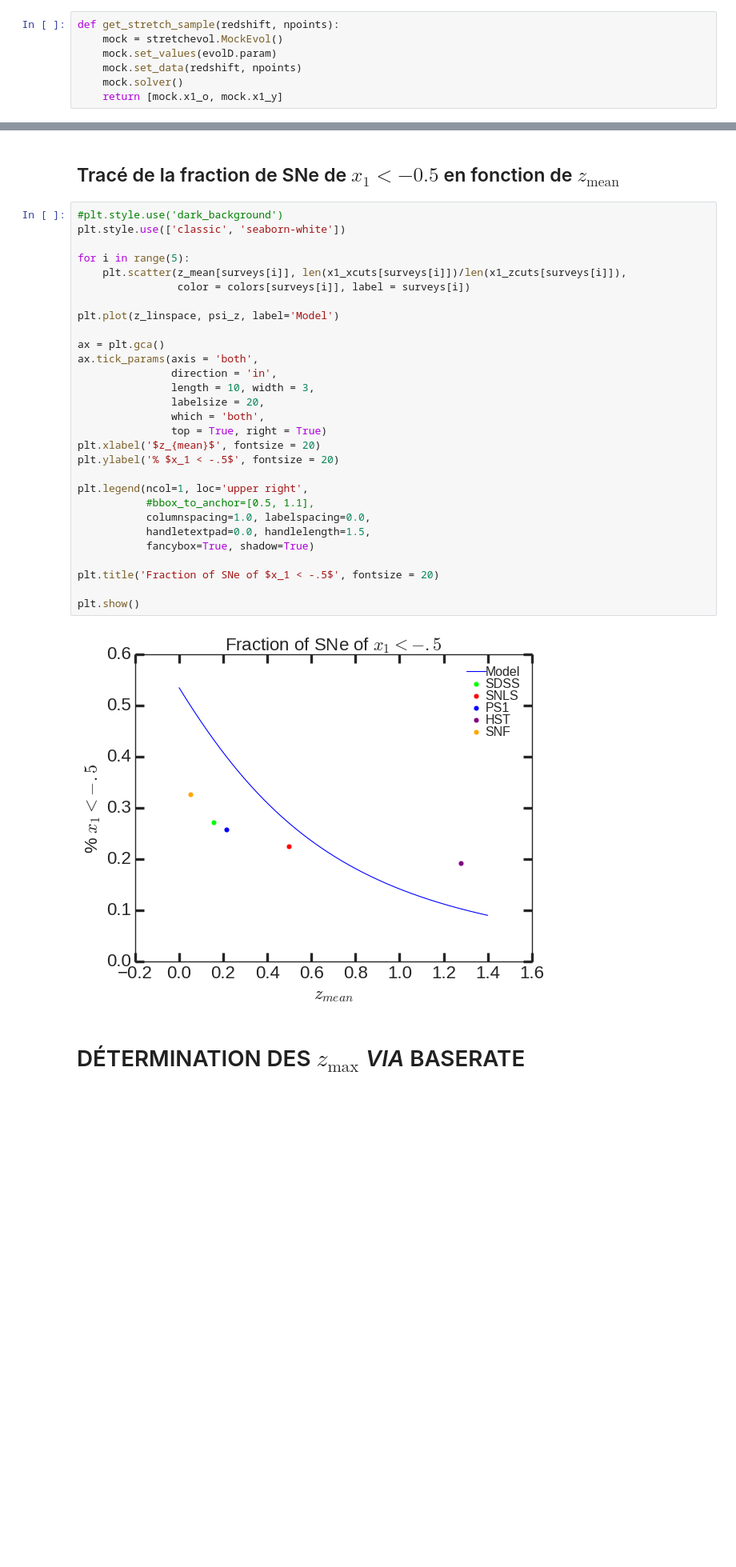
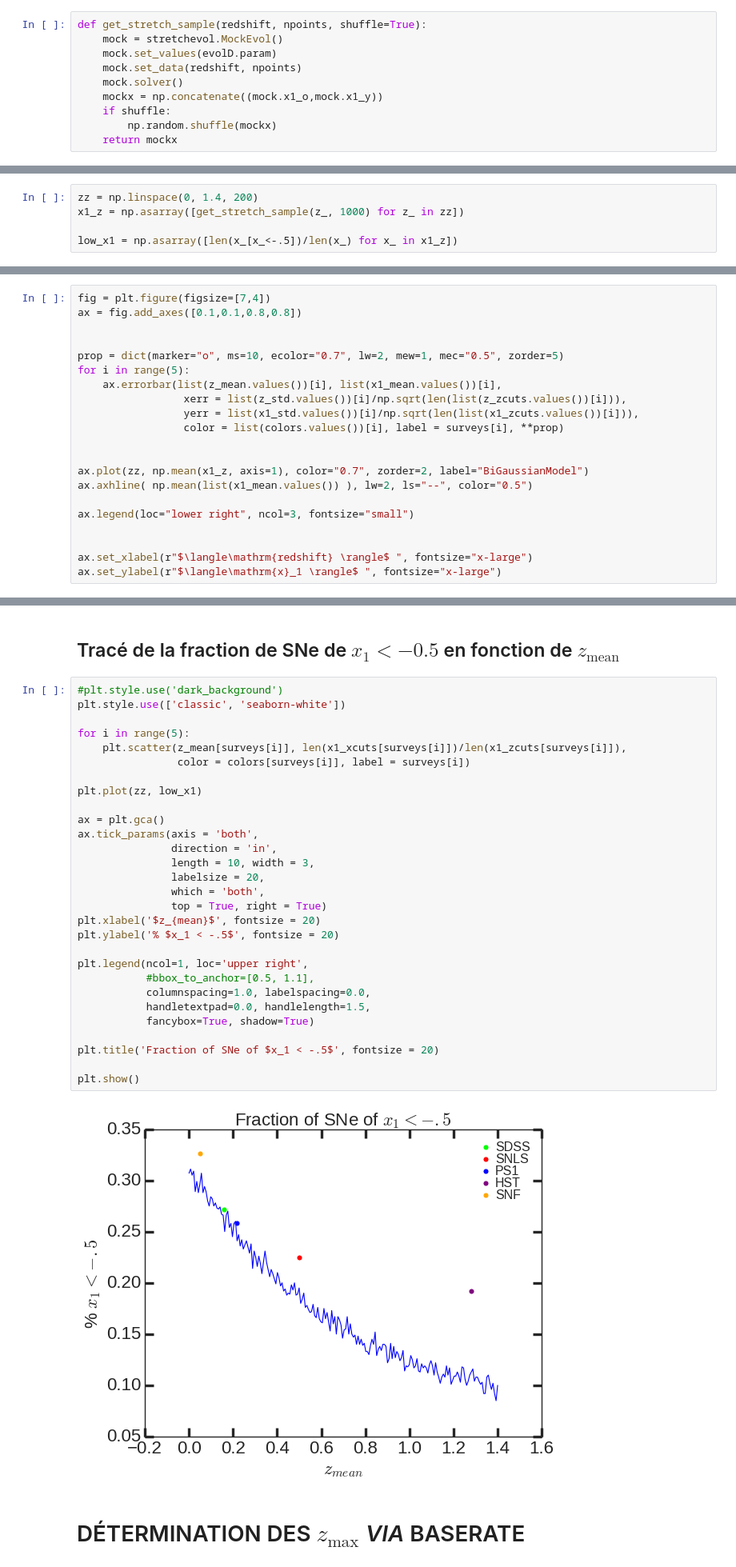
Before and after one commit to Nora-n/variaIa, a Jupyter notebook: notebooks/ModeFits.ipynb, the cells around one changed output, grey strips where cells are left out. Shown at 80% size. Drawn from its saved outputs; the diff is of its cells as text; blank space fills up the shorter version.

```diff
--- a/notebooks/ModeFits.ipynb
+++ b/notebooks/ModeFits.ipynb
@@ -490,12 +490,15 @@ np.mean(mockD.x1_o)
 -0.6034853300261218
 [figure]
 # %%
-def get_stretch_sample(redshift, npoints):
+def get_stretch_sample(redshift, npoints, shuffle=True):
     mock = stretchevol.MockEvol()
     mock.set_values(evolD.param)
     mock.set_data(redshift, npoints)
     mock.solver()
-    return [mock.x1_o, mock.x1_y]
+    mockx = np.concatenate((mock.x1_o,mock.x1_y))
+    if shuffle:
+        np.random.shuffle(mockx)
+    return mockx
 # %%
 get_stretch_sample(0.5, 1000)
 # %% [output]
@@ -519,3 +522,8 @@ array([-2.42106714e+00, -1.51921152e+00, -6.63957355e-01,  1.47645081e+00,
+# %%
+zz = np.linspace(0, 1.4, 200)
+x1_z = np.asarray([get_stretch_sample(z_, 1000) for z_ in zz])
+
+low_x1 = np.asarray([len(x_[x_<-.5])/len(x_) for x_ in x1_z])
 # %% [markdown]
 # ANCIENNES CELLULES
 # %% [markdown]
@@ -618,3 +626,24 @@ z_linspace = np.linspace(0, 1.4, 1400)
 de_psi_z = K*(1+z_linspace)**(Phi)
 # %% [markdown]
 ## Tracé des $x_{\text{mean}}$ en fonction des $z_{\text{mean}}$
+# %%
+fig = plt.figure(figsize=[7,4])
+ax = fig.add_axes([0.1,0.1,0.8,0.8])
+
+
+prop = dict(marker="o", ms=10, ecolor="0.7", lw=2, mew=1, mec="0.5", zorder=5)
+for i in range(5):
+    ax.errorbar(list(z_mean.values())[i], list(x1_mean.values())[i],
+                 xerr = list(z_std.values())[i]/np.sqrt(len(list(z_zcuts.values())[i])),
+                 yerr = list(x1_std.values())[i]/np.sqrt(len(list(x1_zcuts.values())[i])),
+                 color = list(colors.values())[i], label = surveys[i], **prop)
+
+
+ax.plot(zz, np.mean(x1_z, axis=1), color="0.7", zorder=2, label="BiGaussianModel")
+ax.axhline( np.mean(list(x1_mean.values()) ), lw=2, ls="--", color="0.5")
+
+ax.legend(loc="lower right", ncol=3, fontsize="small")
+
+
+ax.set_xlabel(r"$\langle\mathrm{redshift} \rangle$ ", fontsize="x-large")
+ax.set_ylabel(r"$\langle\mathrm{x}_1 \rangle$ ", fontsize="x-large")
@@ -676,34 +708,34 @@ psi_z = (K**(1) * (1+z_linspace)**(Phi) + 1)**(-1)
 # %%
 #plt.style.use('dark_background')
 plt.style.use(['classic', 'seaborn-white'])
 
 for i in range(5):
     plt.scatter(z_mean[surveys[i]], len(x1_xcuts[surveys[i]])/len(x1_zcuts[surveys[i]]),
                 color = colors[surveys[i]], label = surveys[i])
 
-plt.plot(z_linspace, psi_z, label='Model')
+plt.plot(zz, low_x1)
 
 ax = plt.gca()
 ax.tick_params(axis = 'both',
                direction = 'in',
                length = 10, width = 3,
                labelsize = 20,
                which = 'both',
                top = True, right = True)
 plt.xlabel('$z_{mean}$', fontsize = 20)
 plt.ylabel('% $x_1 < -.5$', fontsize = 20)
 
 plt.legend(ncol=1, loc='upper right',
            #bbox_to_anchor=[0.5, 1.1],
            columnspacing=1.0, labelspacing=0.0,
            handletextpad=0.0, handlelength=1.5,
            fancybox=True, shadow=True)
 
 plt.title('Fraction of SNe of $x_1 < -.5$', fontsize = 20)
 
 plt.show()
 # %% [output]
-[figure, old version]
+[figure, new version]
 # %% [markdown]
 # DÉTERMINATION DES $z_{\text{max}}$ _VIA_ BASERATE
 # %% [markdown]
```
Also changed, not shown: parts of 3 cells of this notebook.
